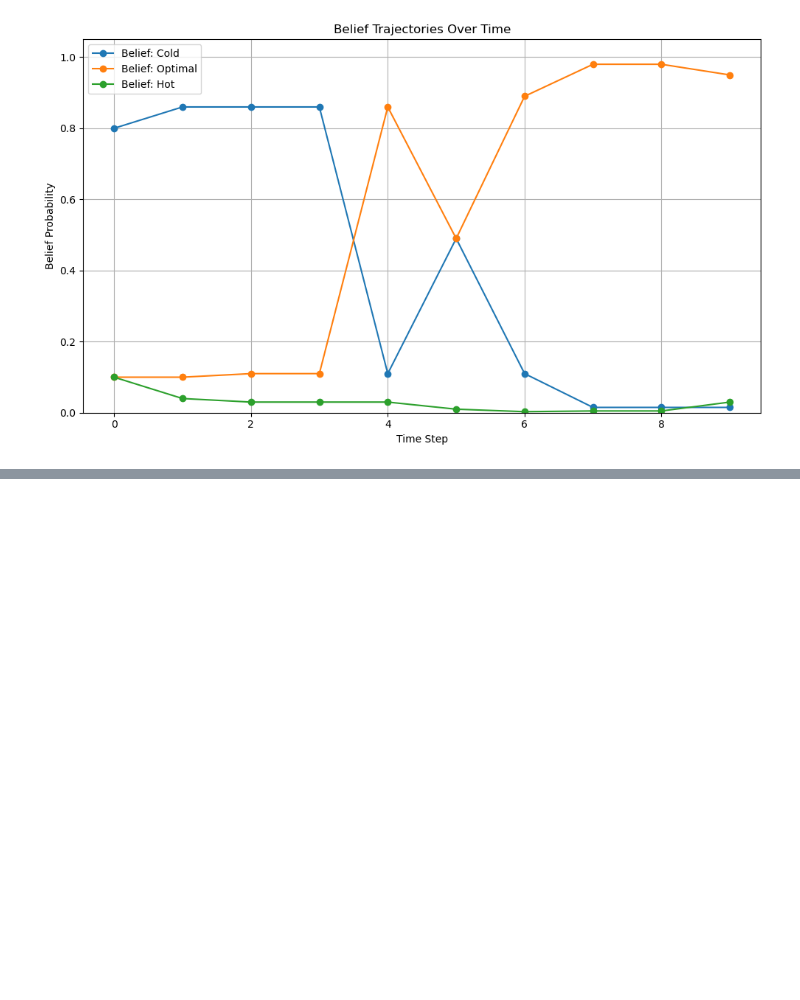
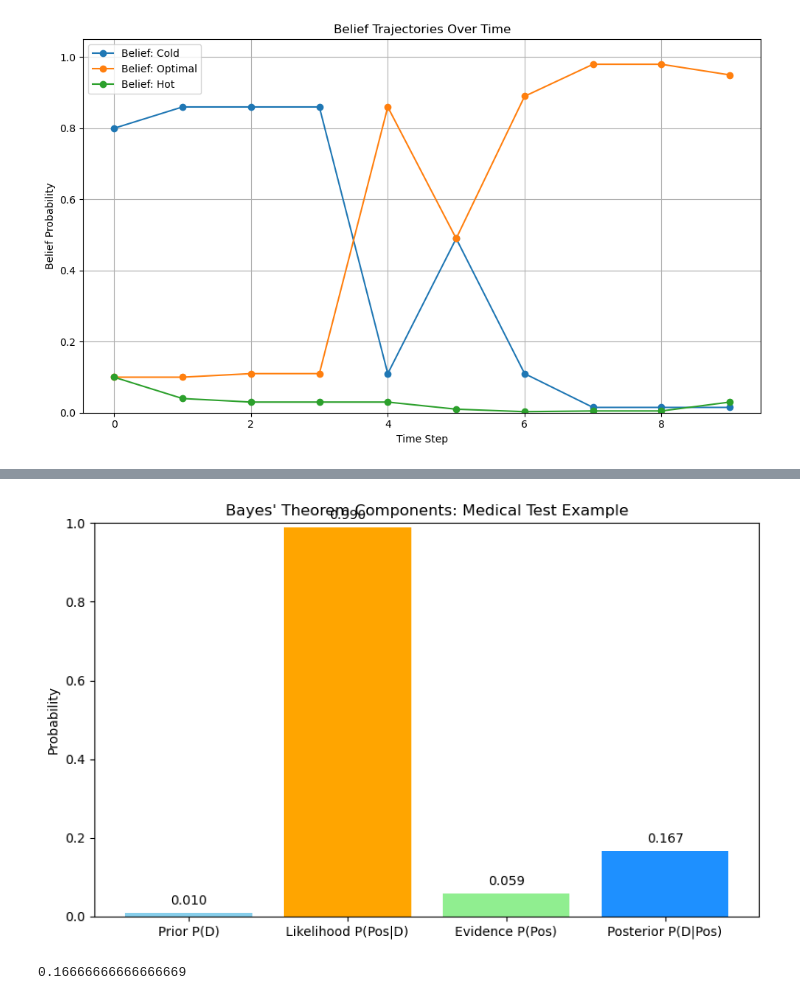
Before and after one commit to Fenrir2034/Active_Inference, a Jupyter notebook: ActiveInfINTRO.ipynb, the cells around one changed output, grey strips where cells are left out. Saved outputs shown, nothing was run; the diff lists cells and outputs as text; code cells hidden in the pictures; blank space fills up the shorter version.

```diff
--- a/ActiveInfINTRO.ipynb
+++ b/ActiveInfINTRO.ipynb
@@ -502,0 +699,60 @@ plt.show()
+# %%
+## Bayes' Theorem ###
+# Re-import libraries after kernel reset
+#Medical Test Example — Result
+#
+#    Prior P(Disease) = 1% → you believe 1 in 100 has the disease.
+#    Test says Positive → how worried should you be?
+#    Bayes' Theorem says:
+
+#P(Disease∣Positive)=0.167
+#P(Disease∣Positive)=0.167
+
+# Even though the test is 99% accurate, the actual chance you have the disease given a positive result is only 16.7%.
+#This is because false positives still matter when the disease is rare!
+# Diagram
+
+#    Prior: What you believed before testing (1%)
+#    Likelihood: How reliable the test is if you do have the disease (99%)
+#    Evidence: Total chance of testing positive (including false positives)
+#    Posterior: Updated belief after testing (16.7%)
+
+# === Numerical Example (Bayes' Theorem) ===
+import matplotlib.pyplot as plt
+import numpy as np
+
+
+# Prior probabilities
+P_D = 0.01           # P(Disease)
+P_not_D = 0.99       # P(No Disease)
+
+# Likelihoods
+P_pos_given_D = 0.99       # True positive rate
+P_pos_given_not_D = 0.05   # False positive rate
+
+# Total probability of a positive test (evidence)
+P_pos = P_pos_given_D * P_D + P_pos_given_not_D * P_not_D
+
+# Apply Bayes' Theorem
+P_D_given_pos = (P_pos_given_D * P_D) / P_pos
+
+# Visualize the components
+labels = ['Prior P(D)', 'Likelihood P(Pos|D)', 'Evidence P(Pos)', 'Posterior P(D|Pos)']
+values = [P_D, P_pos_given_D, P_pos, P_D_given_pos]
+colors = ['skyblue', 'orange', 'lightgreen', 'dodgerblue']
+
+plt.figure(figsize=(8, 5))
+plt.bar(labels, values, color=colors)
+plt.title("Bayes' Theorem Components: Medical Test Example")
+plt.ylim(0, 1)
+for i, v in enumerate(values):
+    plt.text(i, v + 0.02, f"{v:.3f}", ha='center', fontsize=10)
+plt.ylabel("Probability")
+plt.tight_layout()
+plt.show()
+
+# Return numerical posterior result
+P_D_given_pos
+# %% [output]
+[figure, added]
+0.16666666666666669
```
Also changed, not shown: parts of 7 cells of this notebook.
